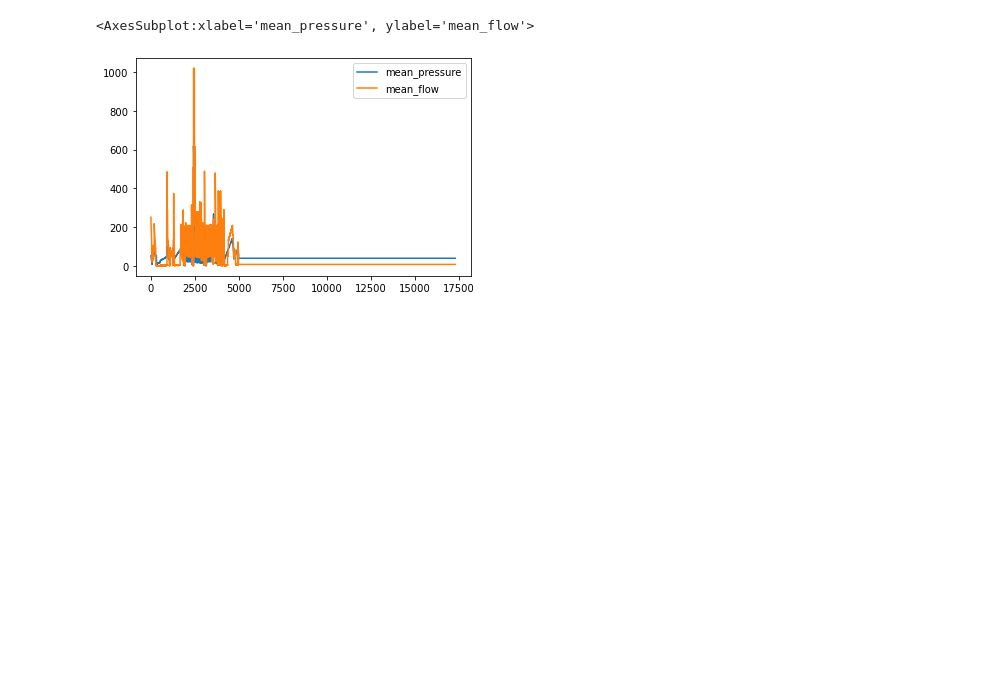
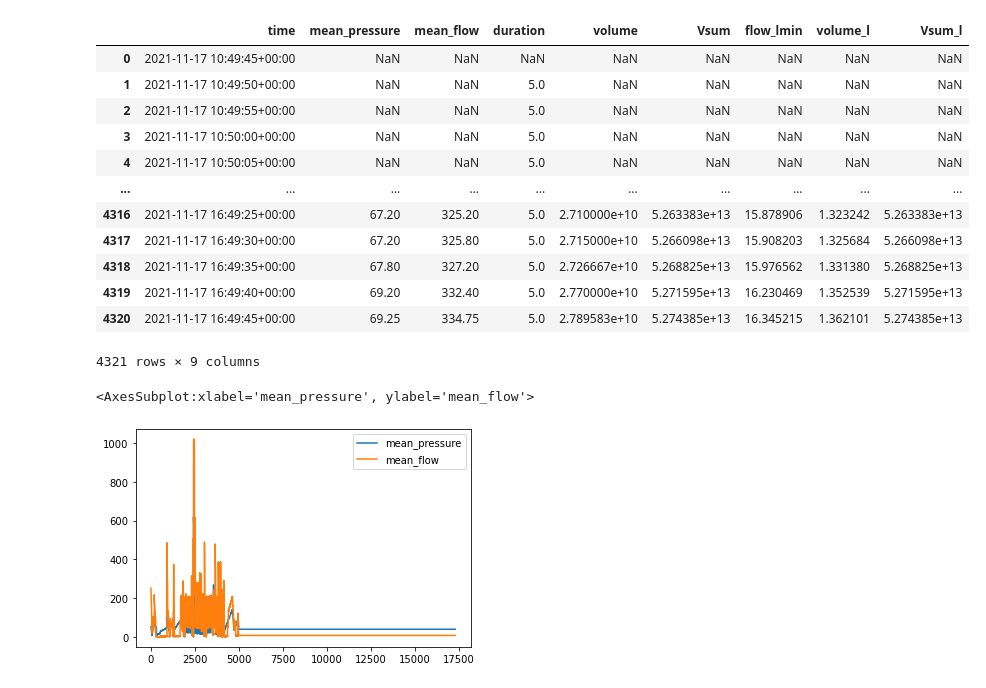
Before and after one commit to jeanole/nhestm_schmuddel, a Jupyter notebook: jupyter/influxdb_connect.ipynb, the cells around one changed output. Saved outputs shown, nothing was run; the diff lists cells and outputs as text; code cells hidden in the pictures; blank space fills up the shorter version.

```diff
--- a/jupyter/influxdb_connect.ipynb
+++ b/jupyter/influxdb_connect.ipynb
@@ -16,2 +38,22 @@ df['diffflow']= diffflow
+# %%
+
+
+df["volume_l"] = df.flow_lmin*df.duration/60
+df["Vsum_l"] = df.volume.cumsum()
+df
+# %% [output]
+|  | time | mean_pressure | mean_flow | duration | volume | Vsum | flow_lmin | volume_l | Vsum_l |
+| 0 | 2021-11-17 10:49:45+00:00 | NaN | NaN | NaN | NaN | NaN | NaN | NaN | NaN |
+| 1 | 2021-11-17 10:49:50+00:00 | NaN | NaN | 5.0 | NaN | NaN | NaN | NaN | NaN |
+| 2 | 2021-11-17 10:49:55+00:00 | NaN | NaN | 5.0 | NaN | NaN | NaN | NaN | NaN |
+| 3 | 2021-11-17 10:50:00+00:00 | NaN | NaN | 5.0 | NaN | NaN | NaN | NaN | NaN |
+| 4 | 2021-11-17 10:50:05+00:00 | NaN | NaN | 5.0 | NaN | NaN | NaN | NaN | NaN |
+| ... | ... | ... | ... | ... | ... | ... | ... | ... | ... |
+| 4316 | 2021-11-17 16:49:25+00:00 | 67.20 | 325.20 | 5.0 | 2.710000e+10 | 5.263383e+13 | 15.878906 | 1.323242 | 5.263383e+13 |
+| 4317 | 2021-11-17 16:49:30+00:00 | 67.20 | 325.80 | 5.0 | 2.715000e+10 | 5.266098e+13 | 15.908203 | 1.325684 | 5.266098e+13 |
+| 4318 | 2021-11-17 16:49:35+00:00 | 67.80 | 327.20 | 5.0 | 2.726667e+10 | 5.268825e+13 | 15.976562 | 1.331380 | 5.268825e+13 |
+| 4319 | 2021-11-17 16:49:40+00:00 | 69.20 | 332.40 | 5.0 | 2.770000e+10 | 5.271595e+13 | 16.230469 | 1.352539 | 5.271595e+13 |
+| 4320 | 2021-11-17 16:49:45+00:00 | 69.25 | 334.75 | 5.0 | 2.789583e+10 | 5.274385e+13 | 16.345215 | 1.362101 | 5.274385e+13 |
+4321 rows × 9 columns
 # %%
 #dfa =df.filter(items=[ 'mean_pressure', 'mean_flow'])
```
Also changed, not shown: parts of 6 cells of this notebook.
